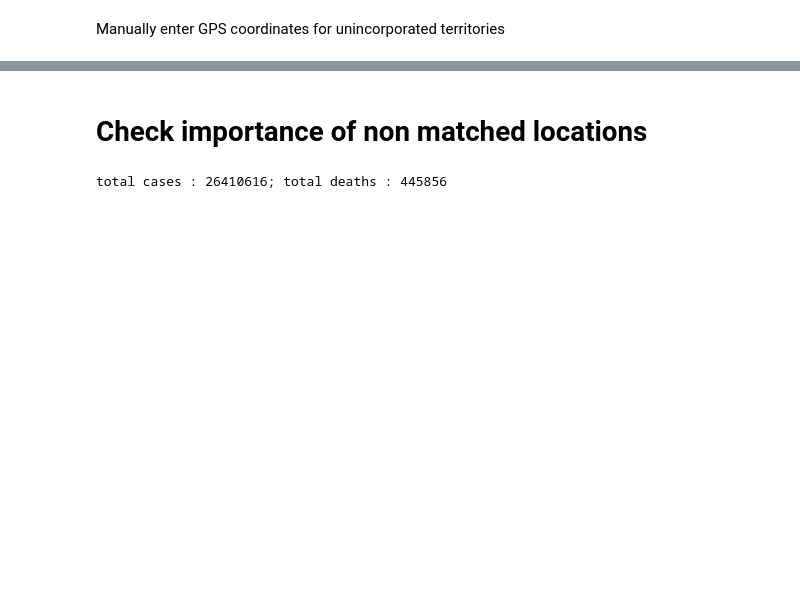
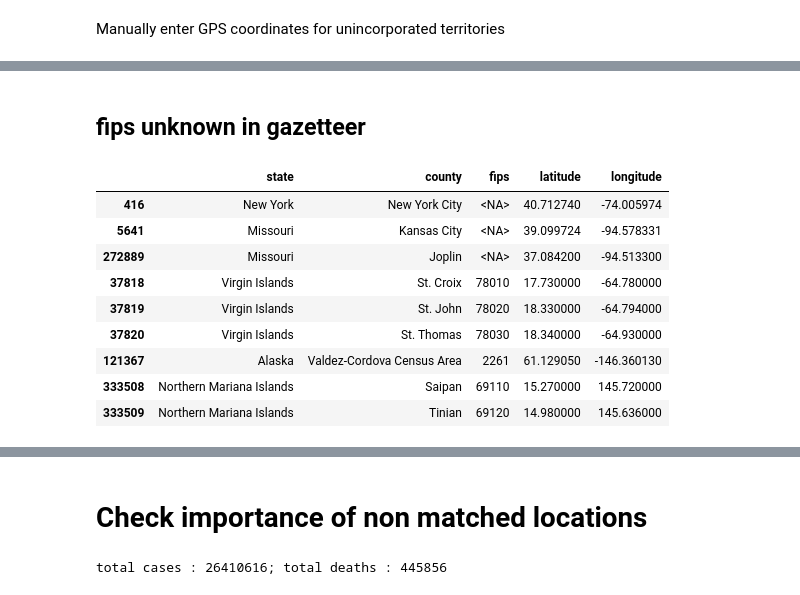
Before and after one commit to severine-baudry/capstone_data_engineer, a Jupyter notebook: NYT_to_gazetter.ipynb, the cells around one changed output, grey strips where cells are left out. Saved outputs shown, nothing was run; the diff lists cells and outputs as text; code cells hidden in the pictures; blank space fills up the shorter version.

```diff
--- a/NYT_to_gazetter.ipynb
+++ b/NYT_to_gazetter.ipynb
@@ -268,0 +317,2 @@ no_county_gps.loc[ (no_county_gps["county"] == "Unknown") & (no_county_gps["stat
+# %% [markdown]
+## fips unknown in gazetteer
@@ -268,0 +338,13 @@ no_county_gps.loc[ (no_county_gps["county"] == "Unknown") & (no_county_gps["stat
+# %%
+gps_cities
+# %% [output]
+|  | state | county | fips | latitude | longitude |
+| 416 | New York | New York City | <NA> | 40.712740 | -74.005974 |
+| 5641 | Missouri | Kansas City | <NA> | 39.099724 | -94.578331 |
+| 272889 | Missouri | Joplin | <NA> | 37.084200 | -94.513300 |
+| 37818 | Virgin Islands | St. Croix | 78010 | 17.730000 | -64.780000 |
+| 37819 | Virgin Islands | St. John | 78020 | 18.330000 | -64.794000 |
+| 37820 | Virgin Islands | St. Thomas | 78030 | 18.340000 | -64.930000 |
+| 121367 | Alaska | Valdez-Cordova Census Area | 2261 | 61.129050 | -146.360130 |
+| 333508 | Northern Mariana Islands | Saipan | 69110 | 15.270000 | 145.720000 |
+| 333509 | Northern Mariana Islands | Tinian | 69120 | 14.980000 | 145.636000 |
```
Also changed, not shown: parts of 21 cells of this notebook.
